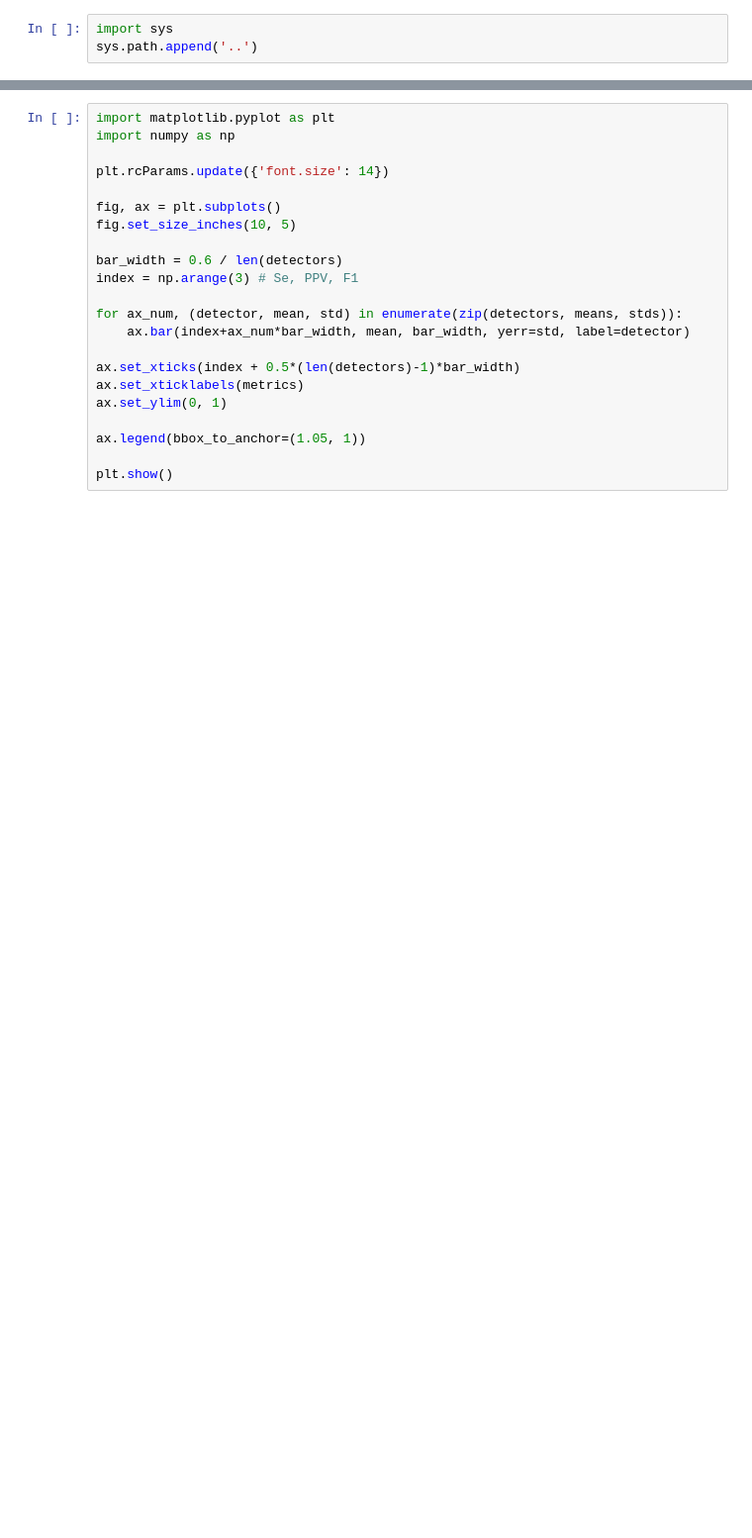
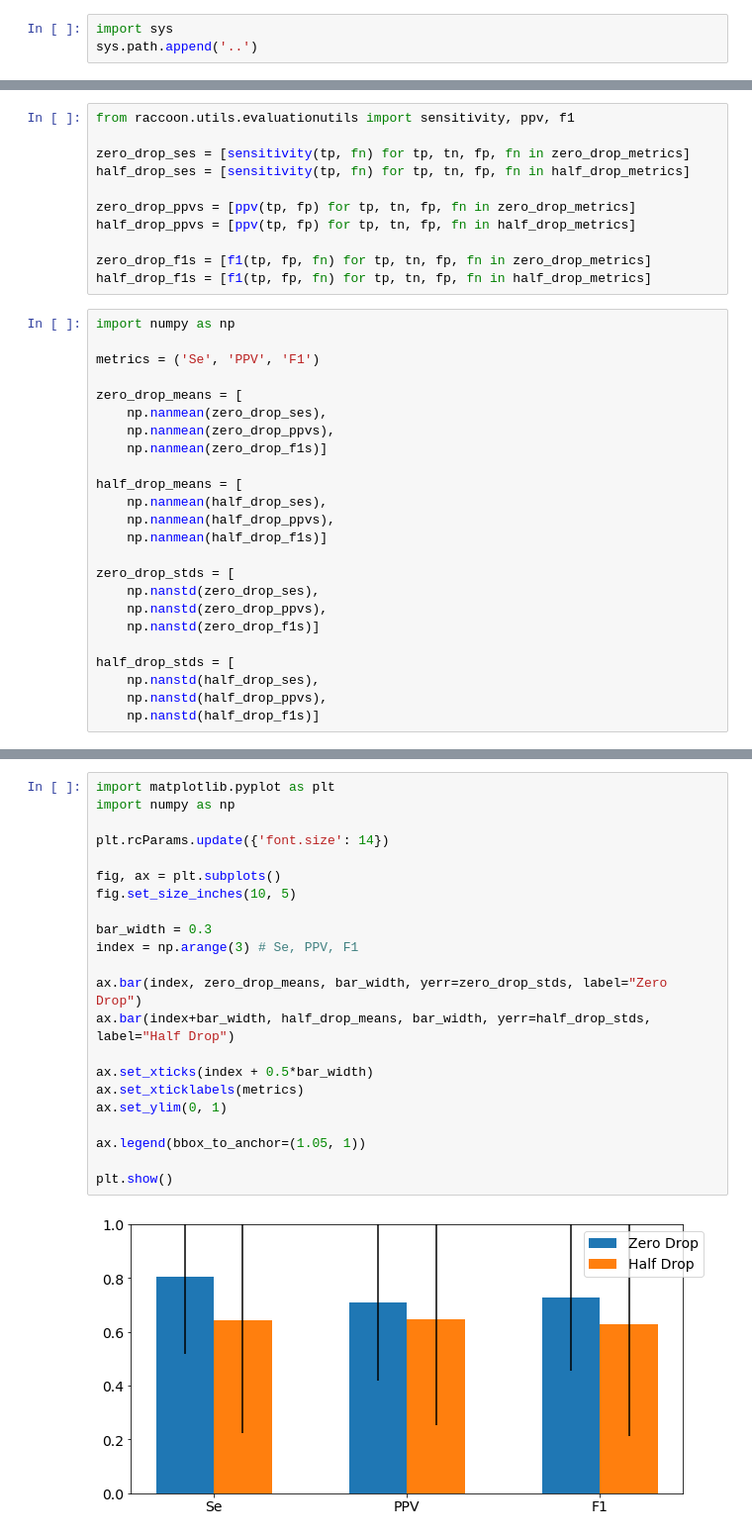
Before and after one commit to jchromik/qrs-certainty, a Jupyter notebook: notebooks/Dropout.ipynb, the cells around one changed output, grey strips where cells are left out. Shown at 99% size. Saved outputs shown, nothing was run; the diff lists cells and outputs as text; blank space fills up the shorter version.

```diff
--- a/notebooks/Dropout.ipynb
+++ b/notebooks/Dropout.ipynb
@@ -178,3 +125,38 @@ print(ppvs)
+# %%
+from raccoon.utils.evaluationutils import sensitivity, ppv, f1
+
+zero_drop_ses = [sensitivity(tp, fn) for tp, tn, fp, fn in zero_drop_metrics]
+half_drop_ses = [sensitivity(tp, fn) for tp, tn, fp, fn in half_drop_metrics]
+
+zero_drop_ppvs = [ppv(tp, fp) for tp, tn, fp, fn in zero_drop_metrics]
+half_drop_ppvs = [ppv(tp, fp) for tp, tn, fp, fn in half_drop_metrics]
+
+zero_drop_f1s = [f1(tp, fp, fn) for tp, tn, fp, fn in zero_drop_metrics]
+half_drop_f1s = [f1(tp, fp, fn) for tp, tn, fp, fn in half_drop_metrics]
+# %%
+import numpy as np
+
+metrics = ('Se', 'PPV', 'F1')
+
+zero_drop_means = [
+    np.nanmean(zero_drop_ses),
+    np.nanmean(zero_drop_ppvs),
+    np.nanmean(zero_drop_f1s)]
+
+half_drop_means = [
+    np.nanmean(half_drop_ses),
+    np.nanmean(half_drop_ppvs),
+    np.nanmean(half_drop_f1s)]
+
+zero_drop_stds = [
+    np.nanstd(zero_drop_ses),
+    np.nanstd(zero_drop_ppvs),
+    np.nanstd(zero_drop_f1s)]
+
+half_drop_stds = [
+    np.nanstd(half_drop_ses),
+    np.nanstd(half_drop_ppvs),
+    np.nanstd(half_drop_f1s)]
 # %%
 from scipy.stats import ttest_ind
 
@@ -184,22 +170,24 @@ print("F1 : {}".format(ttest_ind(f1s[0], f1s[2], nan_policy='omit')))
 # %%
 import matplotlib.pyplot as plt
 import numpy as np
 
 plt.rcParams.update({'font.size': 14})
 
 fig, ax = plt.subplots()
 fig.set_size_inches(10, 5)
 
-bar_width = 0.6 / len(detectors)
+bar_width = 0.3
 index = np.arange(3) # Se, PPV, F1
 
-for ax_num, (detector, mean, std) in enumerate(zip(detectors, means, stds)):
-    ax.bar(index+ax_num*bar_width, mean, bar_width, yerr=std, label=detector)
+ax.bar(index, zero_drop_means, bar_width, yerr=zero_drop_stds, label="Zero Drop")
+ax.bar(index+bar_width, half_drop_means, bar_width, yerr=half_drop_stds, label="Half Drop")
 
-ax.set_xticks(index + 0.5*(len(detectors)-1)*bar_width)
+ax.set_xticks(index + 0.5*bar_width)
 ax.set_xticklabels(metrics)
 ax.set_ylim(0, 1)
 
 ax.legend(bbox_to_anchor=(1.05, 1))
 
 plt.show()
+# %% [output]
+[figure, added]
```
Also changed, not shown: parts of 19 cells of this notebook, 1 other file.
